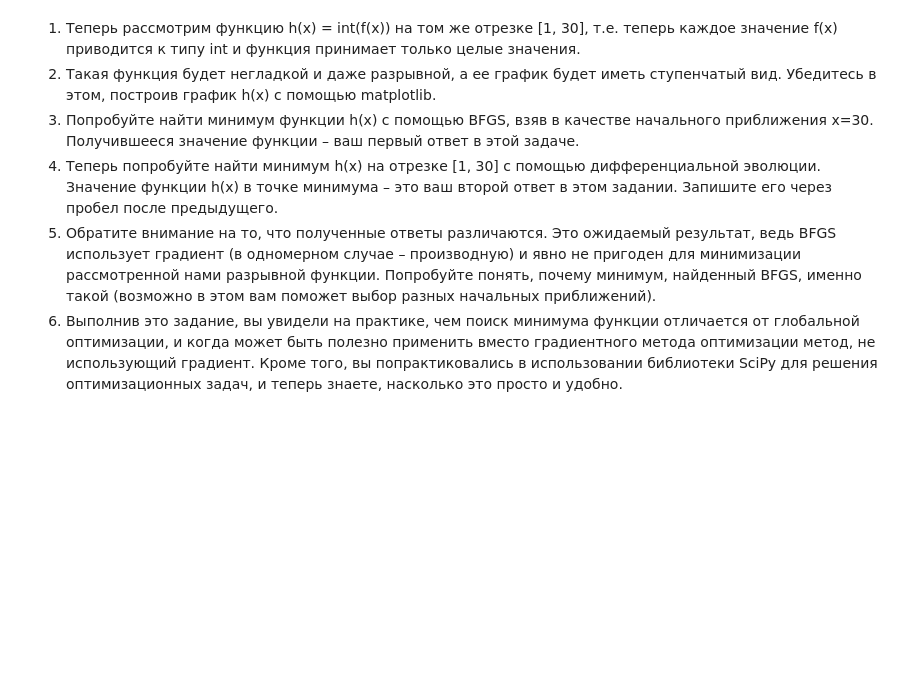
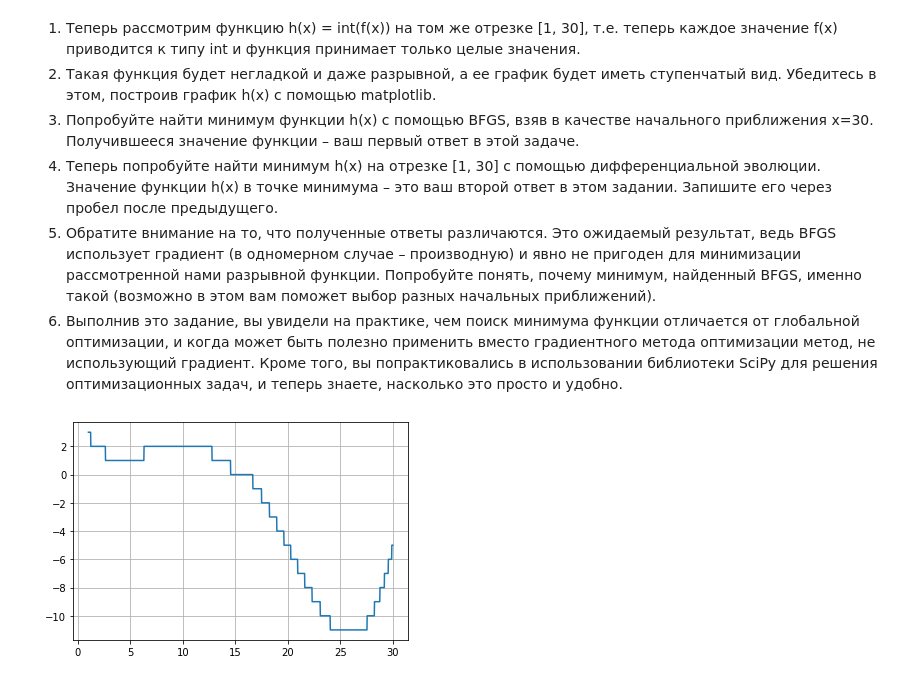
Before and after one commit to likeai22/ml-da, a Jupyter notebook: 1_Math_Python_2022_only/week3/3 Optimization in Python. Global optimization and nonsmooth function optimization/3.2hw3.ipynb, the cells around one changed output. Drawn from its saved outputs; the diff is of its cells as text; code cells hidden in the pictures; blank space fills up the shorter version.

```diff
--- a/1_Math_Python_2022_only/week3/3 Optimization in Python. Global optimization and nonsmooth function optimization/3.2hw3.ipynb
+++ b/1_Math_Python_2022_only/week3/3 Optimization in Python. Global optimization and nonsmooth function optimization/3.2hw3.ipynb
@@ -9,0 +15,24 @@
+# %%
+def func(x):
+    return math.sin(x / 5) * math.exp(x / 10) + 5 * math.exp(-x / 2)
+# %%
+def h(x):
+    return int(func(x))
+# %%
+# Создадим область определения и нарисуем функцию
+x_min = 1
+x_max = 30
+dx = 0.01
+
+# Создадим список координат
+x_list = np.arange(x_min, x_max, dx)
+y_list = [h(x) for x in x_list]
+
+# Нарисуем график
+plt.plot(x_list, y_list)
+
+# Покажем окно с нарисованным графиком
+plt.grid(True)
+plt.show()
+# %% [output]
+[figure, added]
```
Also changed, not shown: parts of 9 cells of this notebook, 1 other file.
